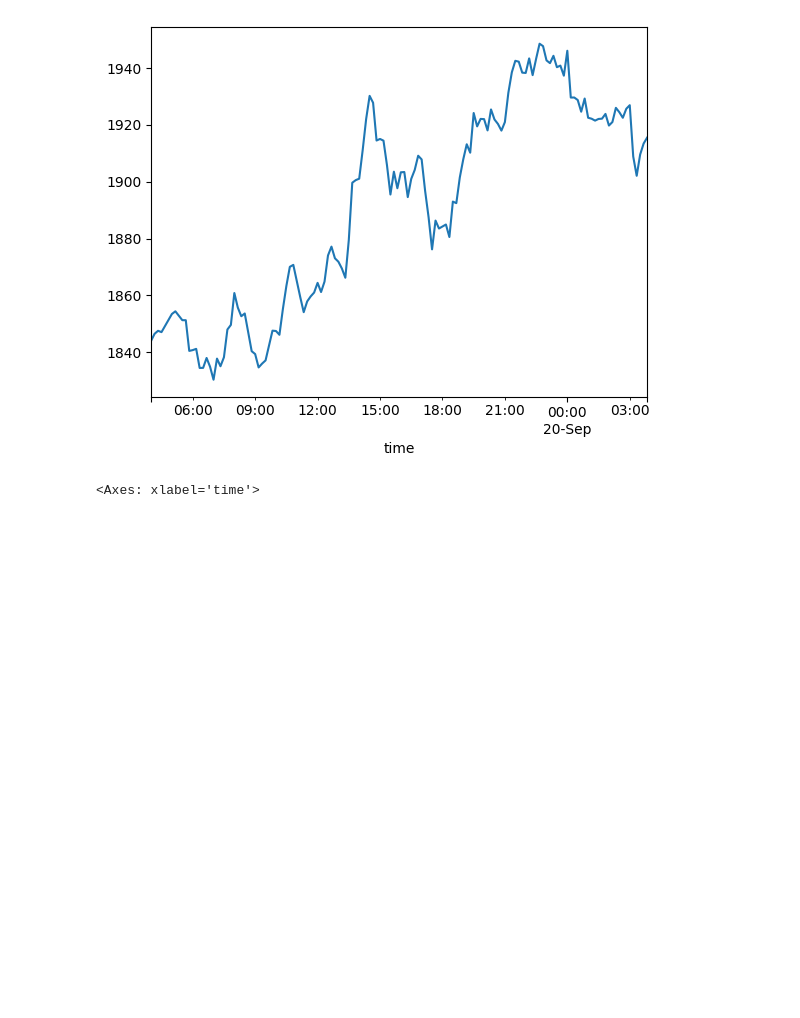
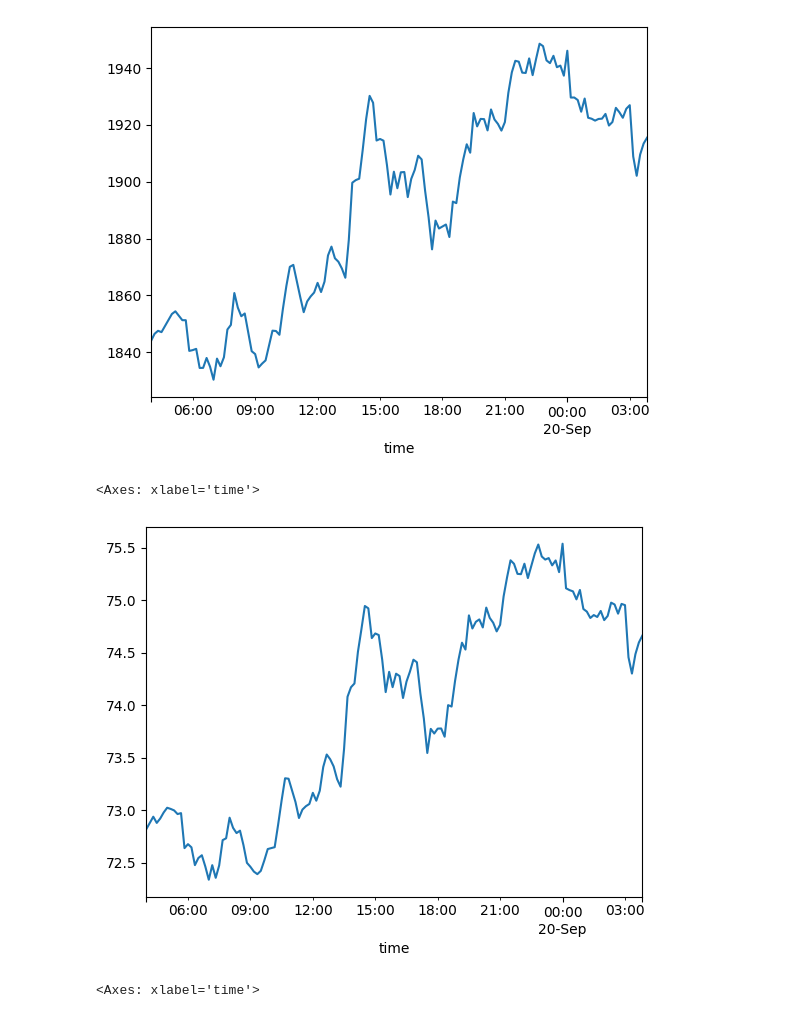
Before and after one commit to sculd/mean_reversal, a Jupyter notebook: var1.ipynb, the cells around one changed output. Drawn from its saved outputs; the diff is of its cells as text; code cells hidden in the pictures; blank space fills up the shorter version.

```diff
--- a/var1.ipynb
+++ b/var1.ipynb
@@ -143,6 +143,11 @@ df_close_symbols.tail(3)
 # %% [output]
 <Axes: xlabel='time'>
 [figure]
+# %%
+((df_close_symbols) * wgts[:,-1]).sum(axis=1).plot()
+# %% [output]
+<Axes: xlabel='time'>
+[figure, added]
 # %%
 (df_close_symbols / df_close_symbols.iloc[0]).plot()
 # %% [output]
```
Also changed, not shown: parts of 13 cells of this notebook, 1 other file.
